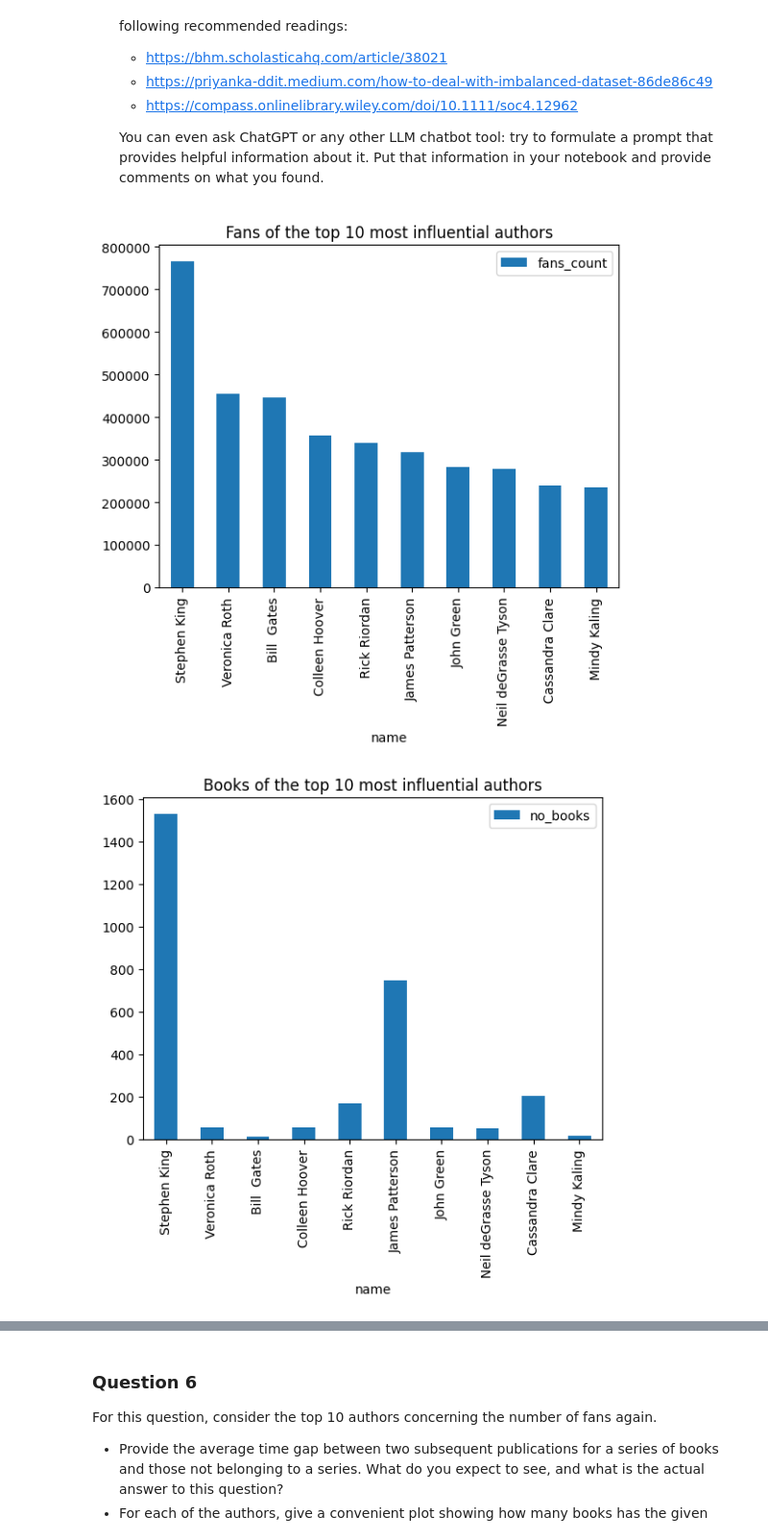
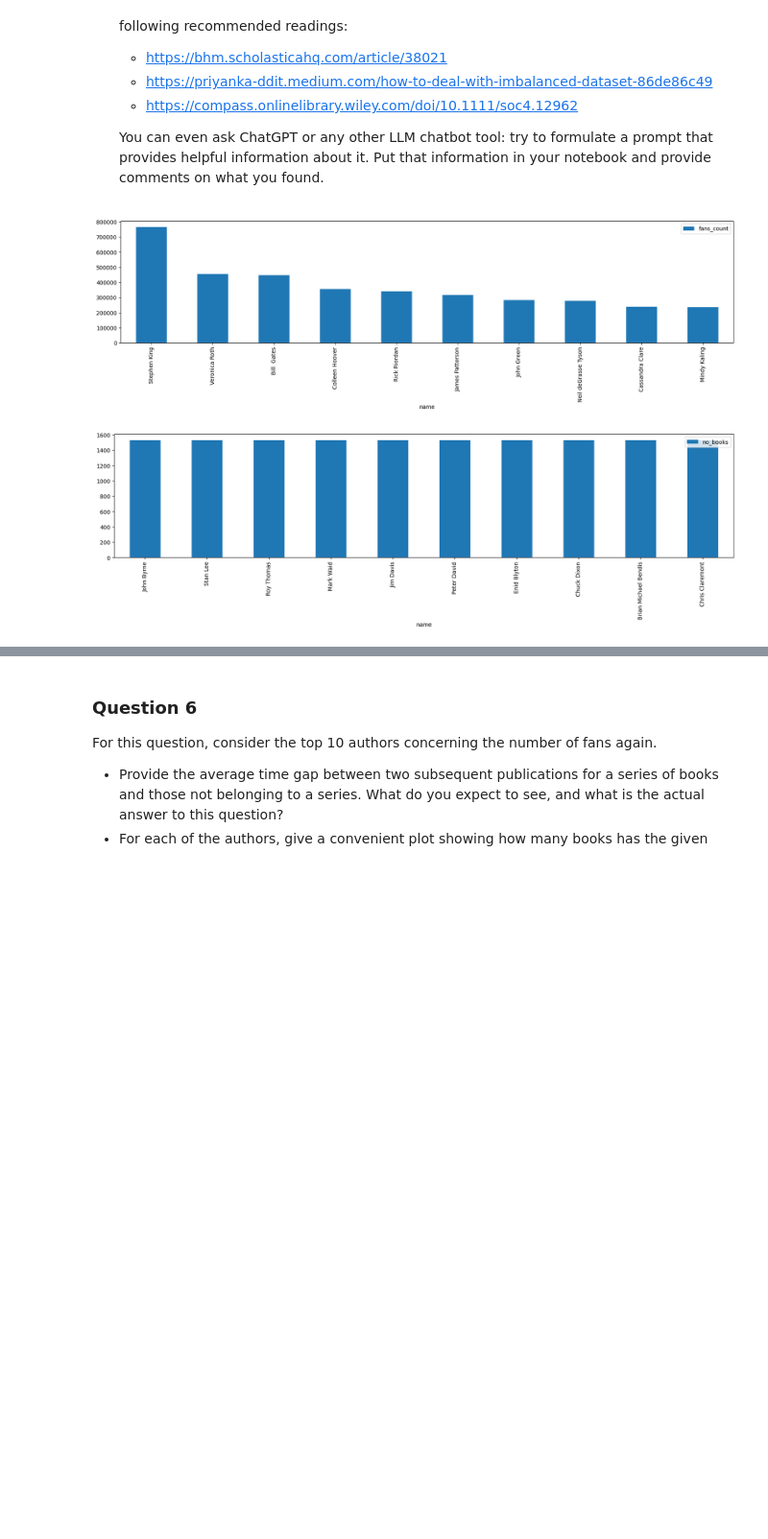
Before and after one commit to michele-42/HW2, a Jupyter notebook: main.ipynb, the cells around one changed output, grey strips where cells are left out. Shown at 96% size. Saved outputs shown, nothing was run; the diff lists cells and outputs as text; code cells hidden in the pictures; blank space fills up the shorter version.

```diff
--- a/main.ipynb
+++ b/main.ipynb
@@ -35,0 +17,6 @@ authors
+# %%
+# What are the fields of lighter_authors.json ?
+with open('data/lighter_authors.json') as lighter_authors:
+    json_data:dict = json.loads(lighter_authors.readline())
+    for key, value in json_data.items():
+        print(key, type(value))
@@ -35,0 +36,6 @@ authors
+# %%
+# What are the fields of lighter_books.json ?
+with open('data/lighter_books.json') as lighter_authors:
+    json_data = json.loads(lighter_authors.readline())
+    for key, value in json_data.items():
+        print(key, type(value))
@@ -35,0 +60,26 @@ authors
+# %%
+# Load a "few" records from the lighter_authors.json dataset
+# authors = pd.read_json('data/lighter_authors.json', lines=True)
+
+# This code loads only the fields needed for the exercises.
+# It takes more time to load the data but less RAM memory
+
+# TIME 5 sec
+
+no_records = 380000  # how many records to load
+fields = ['id', 'name', 'gender', 'fans_count', 'ratings_count', 'average_rating', 'book_ids'] # which fields
+records = []
+with open('data/lighter_authors.json') as lighter_authors:
+    for i in range(no_records):
+        try:
+            json_data = json.loads(lighter_authors.readline())
+            records.append([json_data[k] for k in fields])
+        except:
+            continue
+
+
+
+authors = pd.DataFrame(records, columns=fields)
+records.clear()
+
+authors
@@ -416,13 +473,22 @@ We can consider the authors with the most fans to be influential. Let’s have a
 
     You can even ask ChatGPT or any other LLM chatbot tool: try to formulate a prompt that provides helpful information about it. Put that information in your notebook and provide comments on what you found.
 </p>
+# %%
+
+# Most influential authors regarding fans count
+top_fans_auth = authors.sort_values(['fans_count'], ascending=False).head(10)
+top_fans_auth.plot(kind='bar', x='name', y='fans_count', figsize=(20, 4))
+
+plt.show()
+# %% [output]
+[figure, added]
 # %%
+
 authors.loc[:, 'no_books'] = authors.book_ids.map(len)
-influential_authors = authors.sort_values(['fans_count', 'no_books'], ascending=[False, False]).head(10)
 
-influential_authors.plot(kind='bar', x='name', y='fans_count', title="Fans of the top 10 most influential authors")
-influential_authors.plot(kind='bar', x='name', y='no_books',  title='Books of the top 10 most influential authors')
+top_books_auth = authors.sort_values(['no_books'], ascending=False).head(10)
+top_books_auth.plot(kind='bar', x='name', y='no_books', figsize=(20, 4))
+
 plt.show()
 # %% [output]
-[figure, old version]
+[figure, new version]
-[figure, removed]
```
Also changed, not shown: parts of 28 cells of this notebook.
